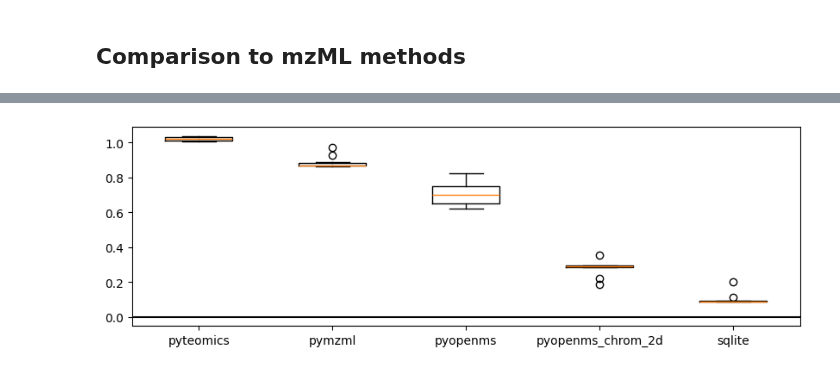
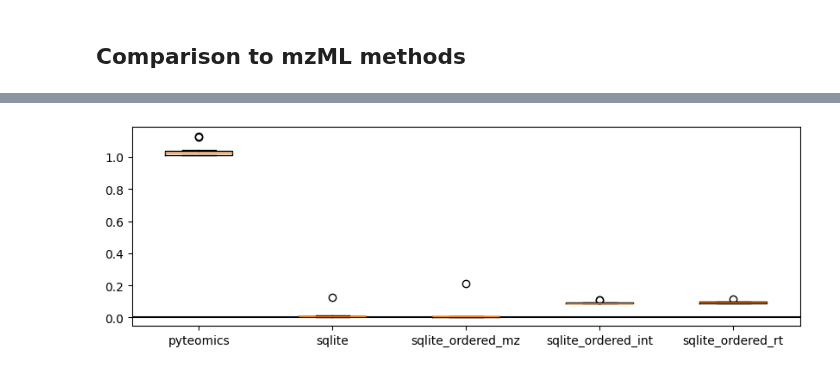
Before and after one commit to wkumler/mzsql, a Jupyter notebook: demo_notebooks/SQLite_notebook.ipynb, the cells around one changed output, grey strips where cells are left out. Cells and saved outputs as stored; diff of their text form; code cells hidden in the pictures.

```diff
--- a/demo_notebooks/SQLite_notebook.ipynb
+++ b/demo_notebooks/SQLite_notebook.ipynb
@@ -91,10 +92,11 @@ plt.show()
 # %%
 pyteomics_chrom = timeit.repeat('get_chrom_mzml_pyteomics("../demo_data/180205_Poo_TruePoo_Full1.mzML", 118.0865, 10)', globals=globals(), number=1, repeat=10)
-pymzml_chrom = timeit.repeat('get_chrom_mzml_pymzml("../demo_data/180205_Poo_TruePoo_Full1.mzML", 118.0865, 10)', globals=globals(), number=1, repeat=10)
-pyopenms_chrom = timeit.repeat('get_chrom_mzml_pyopenms("../demo_data/180205_Poo_TruePoo_Full1.mzML", 118.0865, 10)', globals=globals(), number=1, repeat=10)
-pyopenms_chrom_2d = timeit.repeat('get_chrom_mzml_pyopenms_2DPeak("../demo_data/180205_Poo_TruePoo_Full1.mzML", 118.0865, 10)', globals=globals(), number=1, repeat=10)
 sqlite_chrom = timeit.repeat('get_chrom_sqlite("../demo_data/180205_Poo_TruePoo_Full1.sqlite", 118.0865, 10)', globals=globals(), number=1, repeat=10)
-plt.boxplot([pyteomics_chrom, pymzml_chrom, pyopenms_chrom, pyopenms_chrom_2d, sqlite_chrom], tick_labels=["pyteomics", "pymzml", "pyopenms", "pyopenms_chrom_2d", "sqlite"])
+sqlite_chrom_ordered_mz = timeit.repeat('get_chrom_sqlite("../demo_data/180205_Poo_TruePoo_Full1_ordered_mz.sqlite", 118.0865, 10)', globals=globals(), number=1, repeat=10)
+sqlite_chrom_ordered_int = timeit.repeat('get_chrom_sqlite("../demo_data/180205_Poo_TruePoo_Full1_ordered_int.sqlite", 118.0865, 10)', globals=globals(), number=1, repeat=10)
+sqlite_chrom_ordered_rt = timeit.repeat('get_chrom_sqlite("../demo_data/180205_Poo_TruePoo_Full1_ordered_rt.sqlite", 118.0865, 10)', globals=globals(), number=1, repeat=10)
+plt.boxplot([pyteomics_chrom, sqlite_chrom, sqlite_chrom_ordered_mz, sqlite_chrom_ordered_int, sqlite_chrom_ordered_rt],
+            tick_labels=["pyteomics", "sqlite", "sqlite_ordered_mz", "sqlite_ordered_int", "sqlite_ordered_rt"])
 plt.axhline(y=0, color="k")
 plt.show()
 # %% [output]
@@ -111 +103 @@ plt.show()
-[figure, old version]
+[figure, new version]
```
Also changed, not shown: parts of 11 cells of this notebook, 1 other file.
